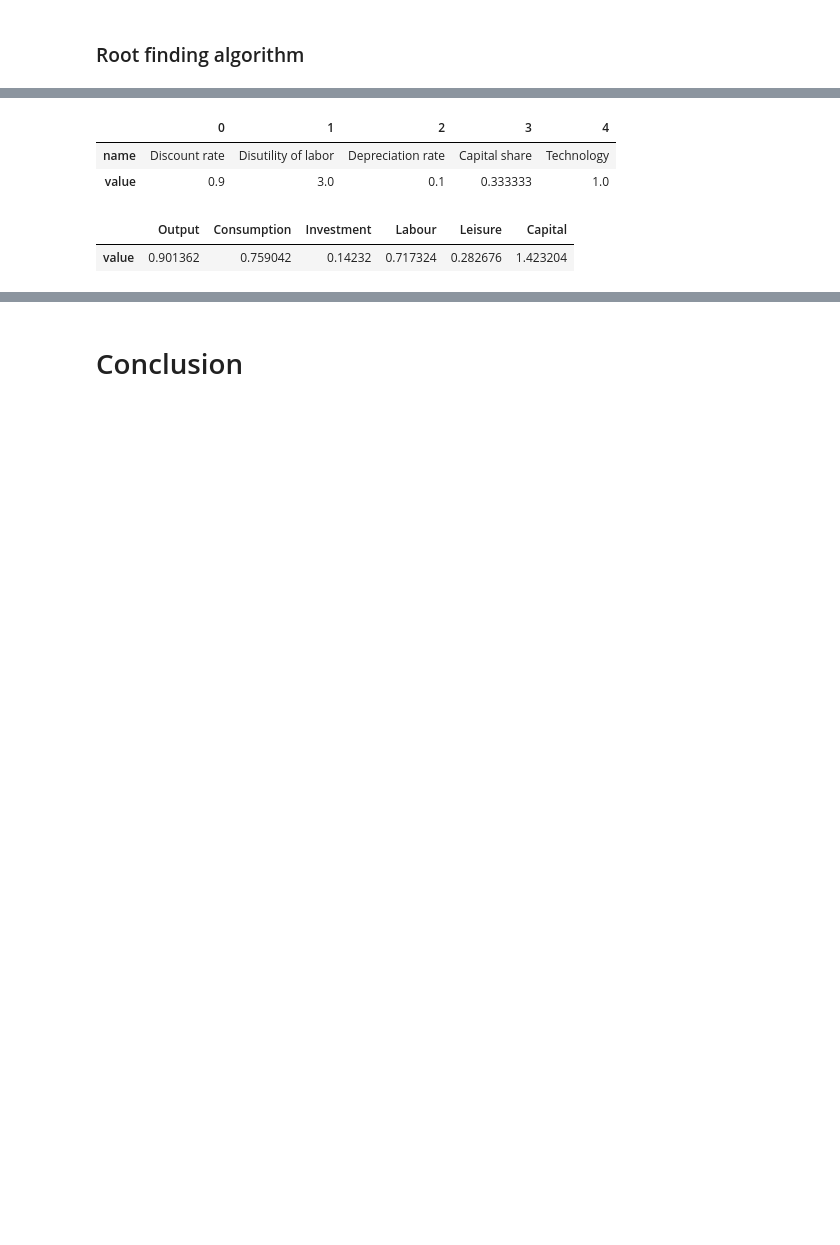
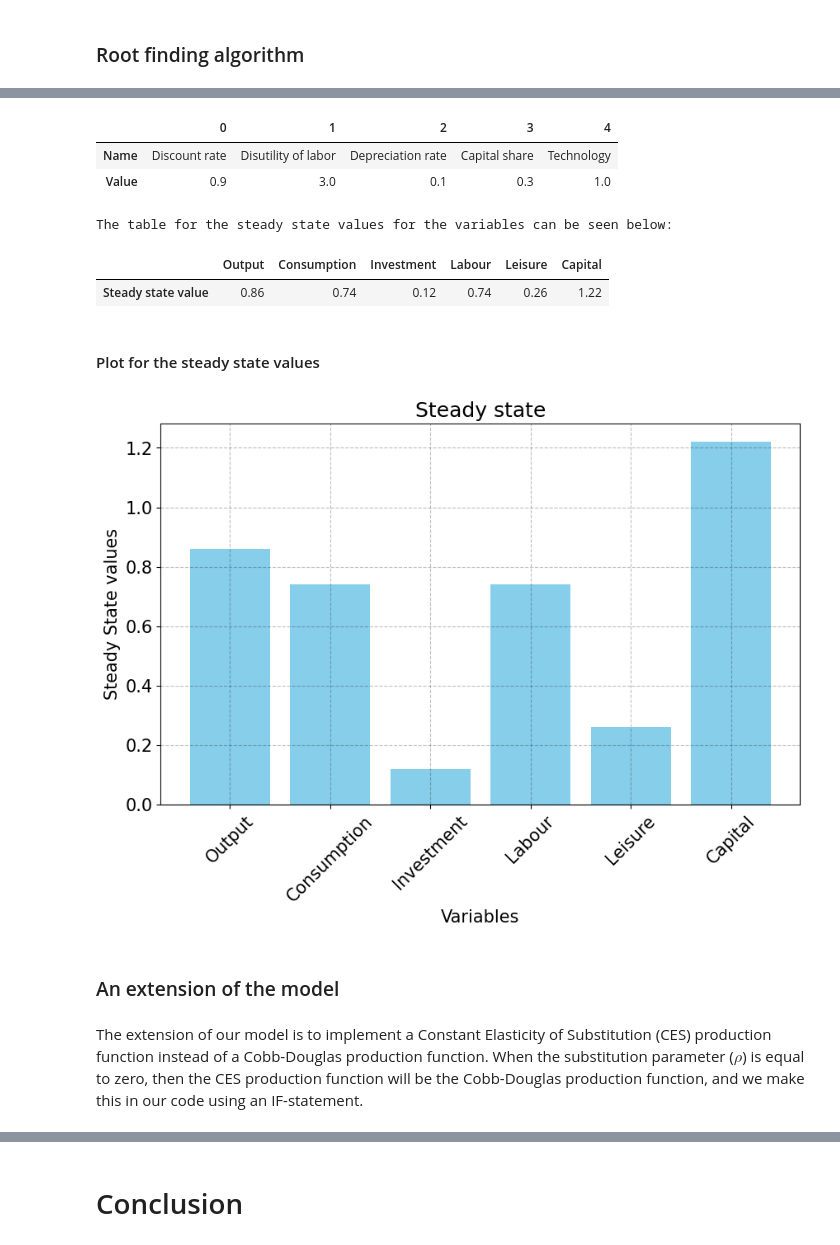
Before and after one commit to NumEconCopenhagen/projects-2024-sheng-og-anton, a Jupyter notebook: modelproject/modelproject.ipynb, the cells around one changed output, grey strips where cells are left out. Cells and saved outputs as stored; diff of their text form; code cells hidden in the pictures; blank space fills up the shorter version.

```diff
--- a/modelproject/modelproject.ipynb
+++ b/modelproject/modelproject.ipynb
@@ -248,24 +319,57 @@ parameter_symbols = [
-# %%
-
-# Setup fixed parameters
-parameter_values = pd.DataFrame({
-    'name': parameters,
-    'value': [0.9, 3, 0.1, 1/3, 1]
-})
-parameter_values.T
-# %% [output]
-|  | 0 | 1 | 2 | 3 | 4 |
-| name | Discount rate | Disutility of labor | Depreciation rate | Capital share | Technology |
-| value | 0.9 | 3.0 | 0.1 | 0.333333 | 1.0 |
-# %%
-numericsolution = NumericalSolution(parameter_values['value'])
-
-steady_state_values = pd.DataFrame({
-    'value': numericsolution.steady_state_numeric()
-}, index=variables)
-
-steady_state_values.T
-# %% [output]
-|  | Output | Consumption | Investment | Labour | Leisure | Capital |
-| value | 0.901362 | 0.759042 | 0.14232 | 0.717324 | 0.282676 | 1.423204 |
+# %%
+# 1. We give some reasonable parameter values for our parameters in the Real Business Cycle Model
+parameter_values = pd.DataFrame({
+    # a. The names for the variables
+    'Name': parameters,
+    # b. The values for the variables
+    'Value': [0.9, 3, 0.1, 1/3, 1]
+})
+
+# 2. Rounds the decimals to only one decimal
+parameter_values['Value'] = parameter_values['Value'].round(1)
+
+# 3. Shows the parameter values
+parameter_values.T
+# %% [output]
+|  | 0 | 1 | 2 | 3 | 4 |
+| Name | Discount rate | Disutility of labor | Depreciation rate | Capital share | Technology |
+| Value | 0.9 | 3.0 | 0.1 | 0.3 | 1.0 |
+# %%
+# 1. Create an instance of the class for maximizing the roots
+numericsolution = NumericalSolution(parameter_values['Value'])
+
+# 2. Store the steady state values in a DataFrame
+steady_state_values = pd.DataFrame({
+    # a. Set up the row for the values
+    'Steady state value': numericsolution.steady_state_numeric()
+    # b. Set up the columns for the variables
+}, index=variables)
+
+# 3. Round the number of decimals to be two
+steady_state_values['Steady state value'] = steady_state_values['Steady state value'].round(2)
+
+# 4. A print statement for the table
+print("The table for the steady state values for the variables can be seen below:")
+
+# 5. Show the steady state values
+steady_state_values.T
+# %% [output]
+The table for the steady state values for the variables can be seen below:
+|  | Output | Consumption | Investment | Labour | Leisure | Capital |
+| Steady state value | 0.86 | 0.74 | 0.12 | 0.74 | 0.26 | 1.22 |
+# %% [markdown]
+#### Plot for the steady state values
+# %%
+# 1. We create an instance of the class
+simpleplot = SteadyStatePlot(variables, steady_state_values)
+
+# 2. We plot the steady state values in a simple plot
+simpleplot.simpleplot()
+# %% [output]
+[figure, added]
+# %% [markdown]
+### An extension of the model
+# %% [markdown]
+The extension of our model is to implement a Constant Elasticity of Substitution (CES) production function instead of a Cobb-Douglas production function.
+When the substitution parameter ($\rho$) is equal to zero, then the CES production function will be the Cobb-Douglas production function, and we make this in our code using an IF-statement.
 # %% [markdown]
```
Also changed, not shown: parts of 37 cells of this notebook.
